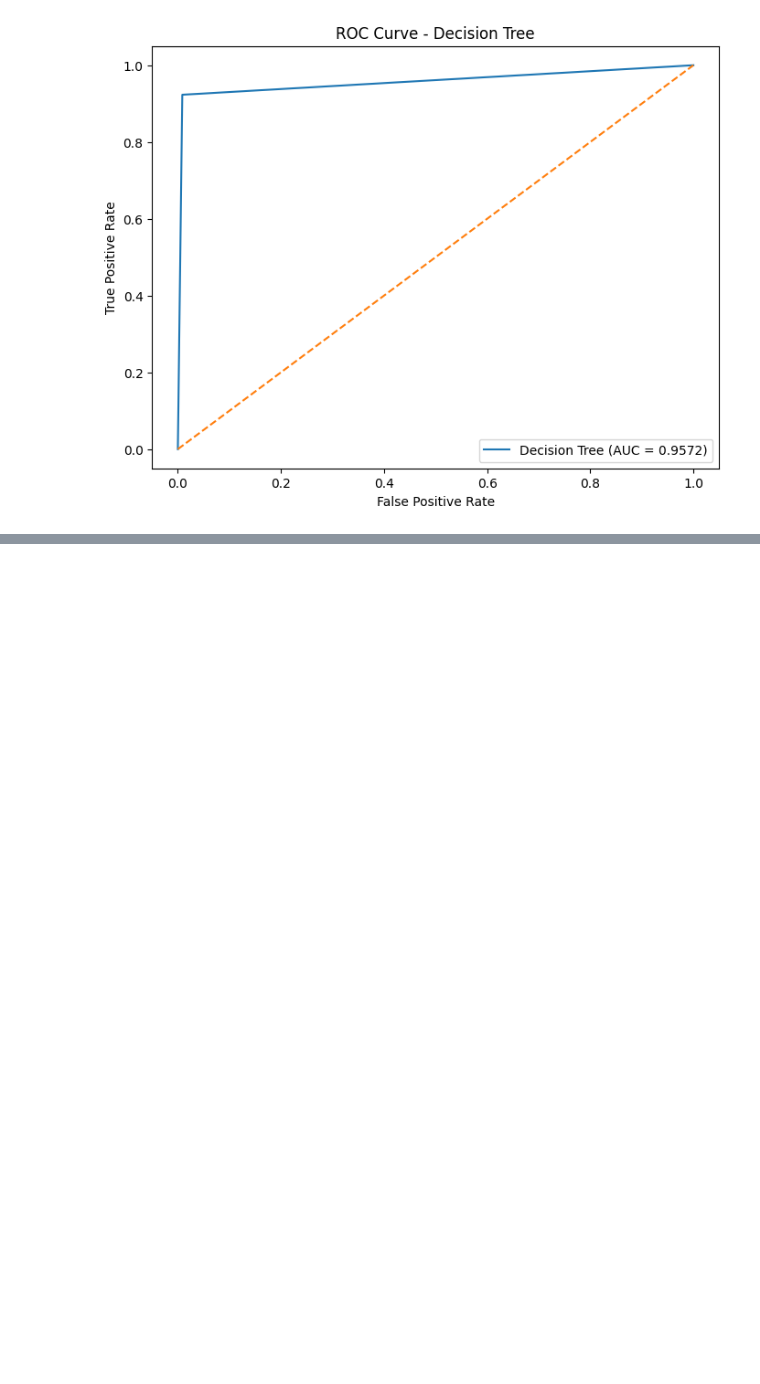
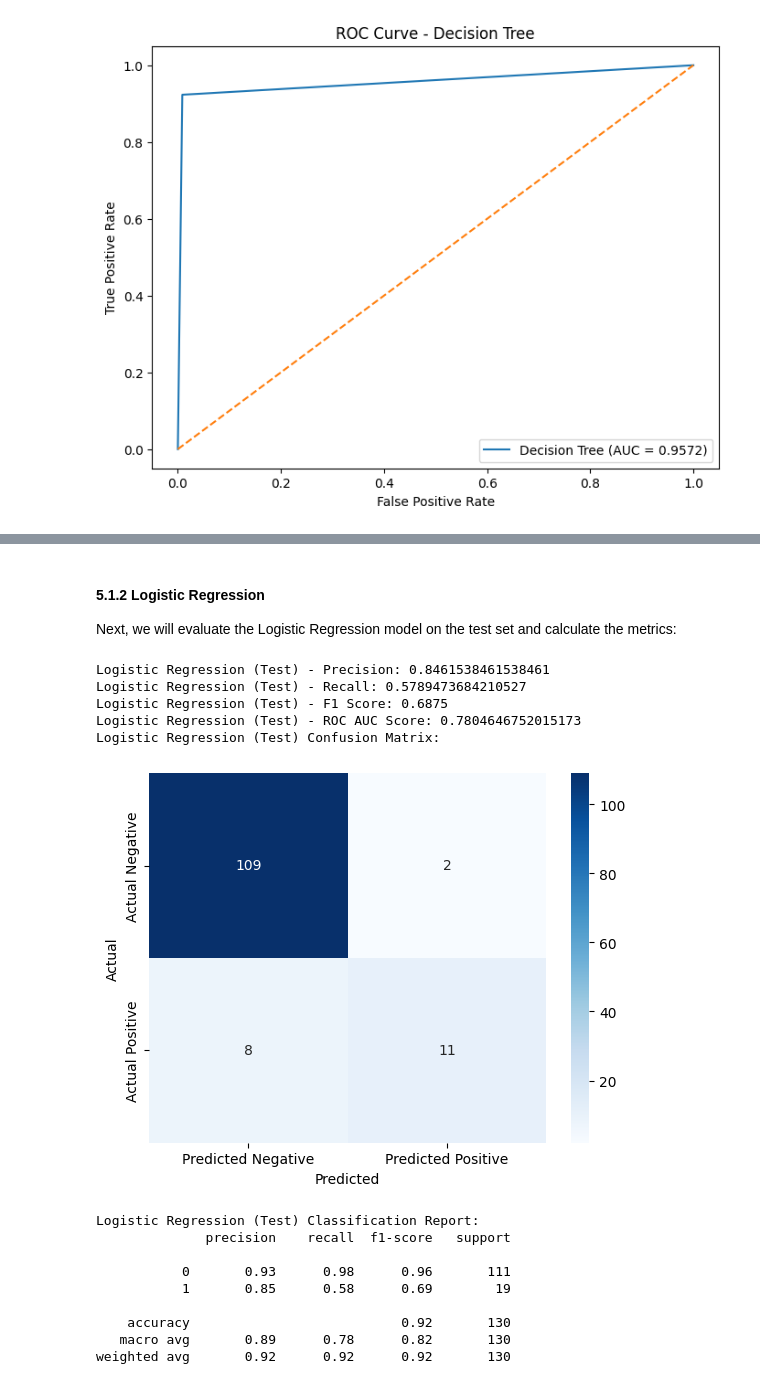
Before and after one commit to dizzydroid/ASU_SeniorProject_ML, a Jupyter notebook: CovidOutcome_nb.ipynb, the cells around one changed output, grey strips where cells are left out. Drawn from its saved outputs; the diff is of its cells as text; code cells hidden in the pictures; blank space fills up the shorter version.

```diff
--- a/CovidOutcome_nb.ipynb
+++ b/CovidOutcome_nb.ipynb
@@ -642,0 +695,46 @@ plt.show()
+# %% [markdown]
+#### **5.1.2 Logistic Regression**
+Next, we will evaluate the Logistic Regression model on the test set and calculate the metrics:
+# %%
+# Evaluate Logistic Regression on the test set
+y_test_pred_log_reg = log_reg.predict(X_test)
+y_test_pred_log_reg_proba = log_reg.predict_proba(X_test)[:, 1]
+
+# Calculate metrics
+precision_log_reg_test = precision_score(y_test, y_test_pred_log_reg)
+recall_log_reg_test = recall_score(y_test, y_test_pred_log_reg)
+f1_log_reg_test = f1_score(y_test, y_test_pred_log_reg)
+roc_auc_log_reg_test = roc_auc_score(y_test, y_test_pred_log_reg)
+
+# Display the evaluation metrics
+print(f"Logistic Regression (Test) - Precision: {precision_log_reg_test}")
+print(f"Logistic Regression (Test) - Recall: {recall_log_reg_test}")
+print(f"Logistic Regression (Test) - F1 Score: {f1_log_reg_test}")
+print(f"Logistic Regression (Test) - ROC AUC Score: {roc_auc_log_reg_test}")
+
+# Confusion Matrix and Classification Report for Logistic Regression
+print("Logistic Regression (Test) Confusion Matrix:")
+conf_matrix_log_reg_test = confusion_matrix(y_test, y_test_pred_log_reg)
+sns.heatmap(conf_matrix_log_reg_test, annot=True, fmt='d', cmap='Blues', xticklabels=['Predicted Negative', 'Predicted Positive'], yticklabels=['Actual Negative', 'Actual Positive'])
+plt.xlabel('Predicted')
+plt.ylabel('Actual')
+plt.show()
+
+print("\nLogistic Regression (Test) Classification Report:")
+print(classification_report(y_test, y_test_pred_log_reg))
+# %% [output]
+Logistic Regression (Test) - Precision: 0.8461538461538461
+Logistic Regression (Test) - Recall: 0.5789473684210527
+Logistic Regression (Test) - F1 Score: 0.6875
+Logistic Regression (Test) - ROC AUC Score: 0.7804646752015173
+Logistic Regression (Test) Confusion Matrix:
+[figure, added]
+Logistic Regression (Test) Classification Report:
+              precision    recall  f1-score   support
+
+           0       0.93      0.98      0.96       111
+           1       0.85      0.58      0.69        19
+
+    accuracy                           0.92       130
+   macro avg       0.89      0.78      0.82       130
+weighted avg       0.92      0.92      0.92       130
```
Also changed, not shown: parts of 16 cells of this notebook.
